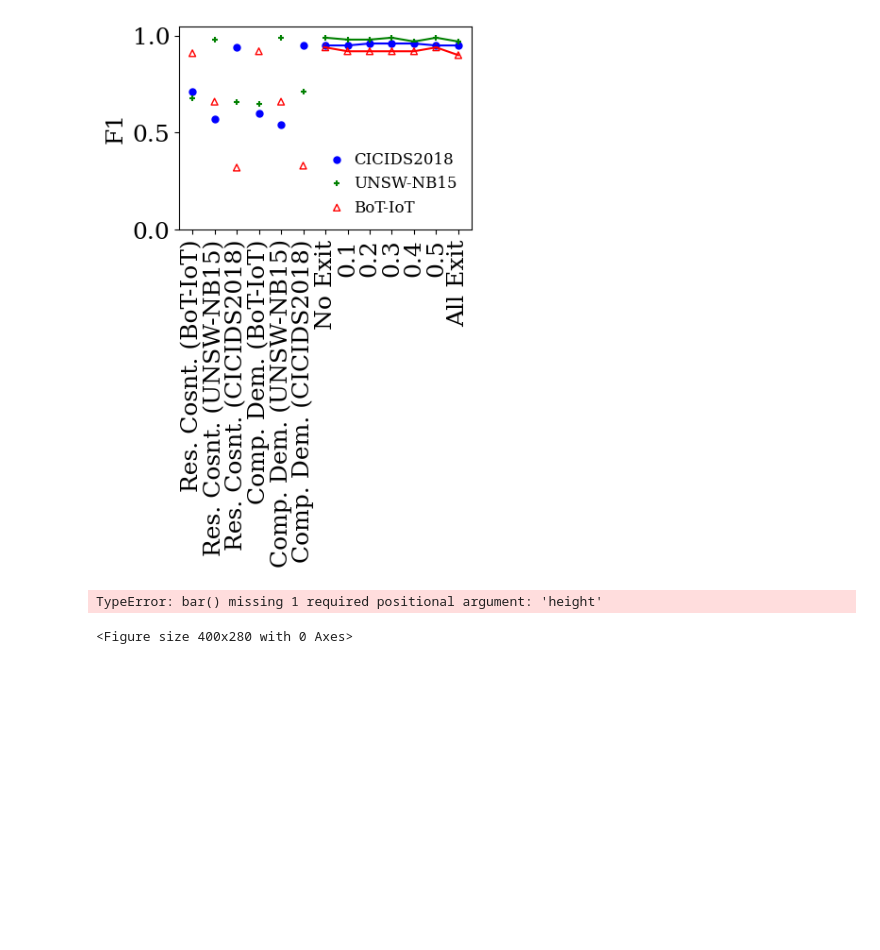
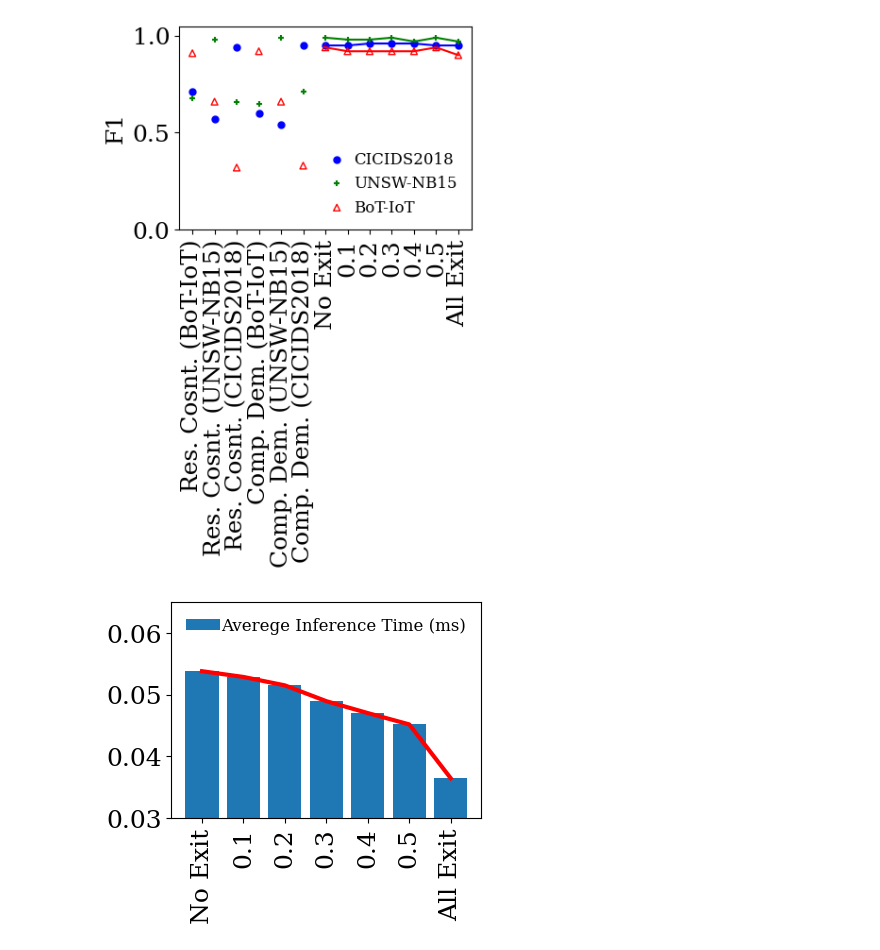
Before and after one commit to LucasSotomaiorAPereira/pibic-25-26, a Jupyter notebook: versao_artigo/f1_display.ipynb, the cells around one changed output. Cells and saved outputs as stored; diff of their text form; code cells hidden in the pictures; blank space fills up the shorter version.

Commit message:
time

```diff
--- a/versao_artigo/f1_display.ipynb
+++ b/versao_artigo/f1_display.ipynb
@@ -59,33 +59,33 @@ plt.show()
 # %%
 inf_time_ms_bot = [0.0570, 0.0570, 0.0553, 0.0506, 0.0495, 0.0491, 0.0366]
 inf_time_ms_cic = [0.0521, 0.0521, 0.0513, 0.049, 0.04801, 0.0457, 0.0366]
 inf_time_ms_unsw = [0.0524, 0.0496, 0.0480, 0.0473, 0.0436, 0.0408, 0.0362]
 
-avg_inf_time_ms = sum(inf_time_ms_bot + inf_time_ms_cic + inf_time_ms_unsw) / len(inf_time_ms_unsw)
+avg_inf_time_ms = [(a + b + c) / 3 for a, b, c in zip(inf_time_ms_bot, inf_time_ms_cic, inf_time_ms_unsw)]
 
 labels_bar = [labels[i] for i in indices_linha]
+
+x_indices = range(len(avg_inf_time_ms))
 
 plt.figure(figsize=(4, 3.5*0.8))
 
 plt.rcParams['font.family'] = 'serif'
 
 plt.rcParams['font.serif'] = ['Times New Roman'] + plt.rcParams['font.serif']
 
 plt.rcParams.update({'font.size': 18})
 
-plt.bar(avg_inf_time_ms)
+plt.bar(labels_bar, avg_inf_time_ms, label='Averege Inference Time (ms)')
+plt.plot(x_indices, avg_inf_time_ms, color='red', linestyle='-', linewidth=3)
 
-plt.xticks(ticks=x_indices, labels=labels_bar, rotation=90)
+plt.xticks(rotation=90)
 
-plt.ylabel('F1')
-
-plt.ylim(0, 1.05)
+plt.ylim(0.03, 0.065)
 plt.grid(False)
 
-plt.legend(frameon=False, loc='lower right', fontsize=12, handletextpad=0.1)
+plt.legend(frameon=False, loc='upper right', fontsize=12, handletextpad=0.1)
 plt.savefig('graficos/compprocessamento.pdf', bbox_inches='tight', pad_inches=0.02)
 
 plt.show()
 # %% [output]
-TypeError: bar() missing 1 required positional argument: 'height'
-<Figure size 400x280 with 0 Axes>
+[figure, added]
```
Also changed, not shown: 2 other files.
